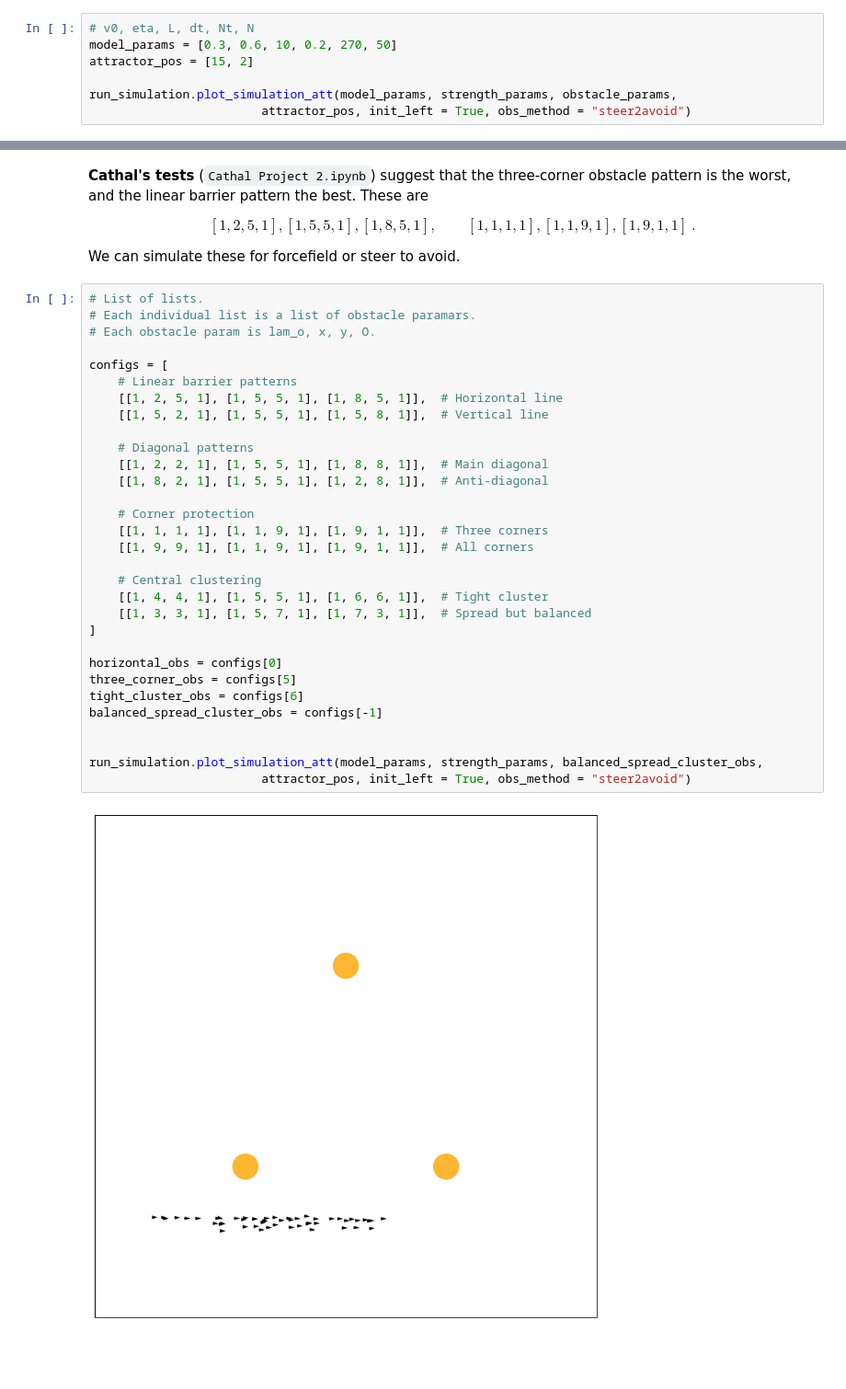
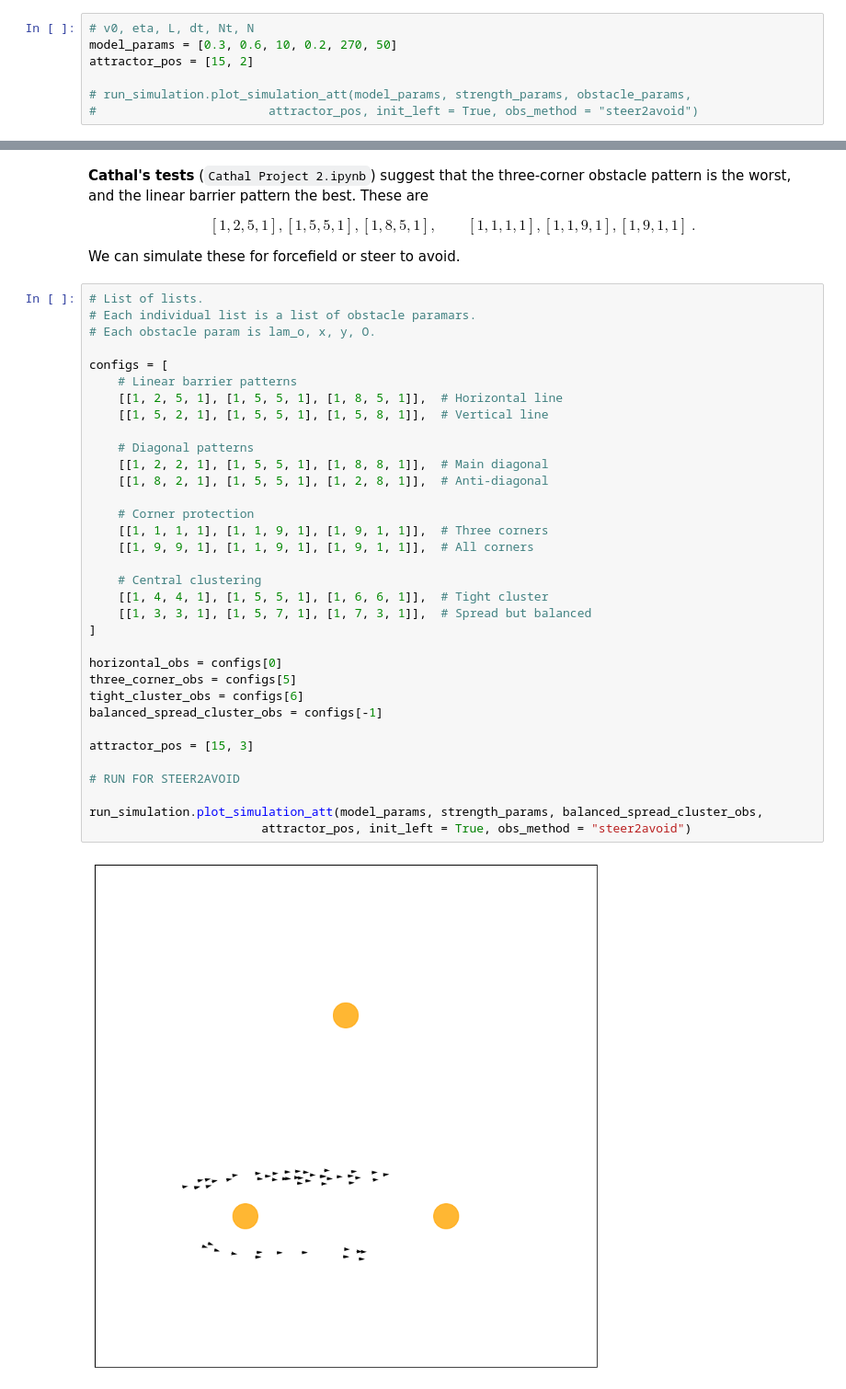
Before and after one commit to flossiedixon/Industrial-Project-2, a Jupyter notebook: fred-project2.ipynb, the cells around one changed output, grey strips where cells are left out. Shown: that part at 92% size. Saved outputs shown, nothing was run; the diff lists cells and outputs as text; blank space fills up the shorter version.

```diff
--- a/fred-project2.ipynb
+++ b/fred-project2.ipynb
@@ -88,5 +88,5 @@ to compute points on the predicted trajectory. These points can then be checked
 model_params = [0.3, 0.6, 10, 0.2, 270, 50]
 attractor_pos = [15, 2]
 
-run_simulation.plot_simulation_att(model_params, strength_params, obstacle_params,
-                        attractor_pos, init_left = True, obs_method = "steer2avoid")
+# run_simulation.plot_simulation_att(model_params, strength_params, obstacle_params,
+#                        attractor_pos, init_left = True, obs_method = "steer2avoid")
@@ -108,32 +105,35 @@ We can simulate these for forcefield or steer to avoid.
 # Each individual list is a list of obstacle paramars.
 # Each obstacle param is lam_o, x, y, O.
 
 configs = [
     # Linear barrier patterns
     [[1, 2, 5, 1], [1, 5, 5, 1], [1, 8, 5, 1]],  # Horizontal line
     [[1, 5, 2, 1], [1, 5, 5, 1], [1, 5, 8, 1]],  # Vertical line
 
     # Diagonal patterns
     [[1, 2, 2, 1], [1, 5, 5, 1], [1, 8, 8, 1]],  # Main diagonal
     [[1, 8, 2, 1], [1, 5, 5, 1], [1, 2, 8, 1]],  # Anti-diagonal
 
     # Corner protection
     [[1, 1, 1, 1], [1, 1, 9, 1], [1, 9, 1, 1]],  # Three corners
     [[1, 9, 9, 1], [1, 1, 9, 1], [1, 9, 1, 1]],  # All corners
 
     # Central clustering
     [[1, 4, 4, 1], [1, 5, 5, 1], [1, 6, 6, 1]],  # Tight cluster
     [[1, 3, 3, 1], [1, 5, 7, 1], [1, 7, 3, 1]],  # Spread but balanced
 ]
 
 horizontal_obs = configs[0]
 three_corner_obs = configs[5]
 tight_cluster_obs = configs[6]
 balanced_spread_cluster_obs = configs[-1]
 
+attractor_pos = [15, 3]
+
+# RUN FOR STEER2AVOID
 
 run_simulation.plot_simulation_att(model_params, strength_params, balanced_spread_cluster_obs,
                         attractor_pos, init_left = True, obs_method = "steer2avoid")
 # %% [output]
-[figure, old version]
+[figure, new version]
 (<Figure size 1000x1000 with 1 Axes>, <Axes: >)
```
Also changed, not shown: parts of 5 cells of this notebook, 1 other file.
